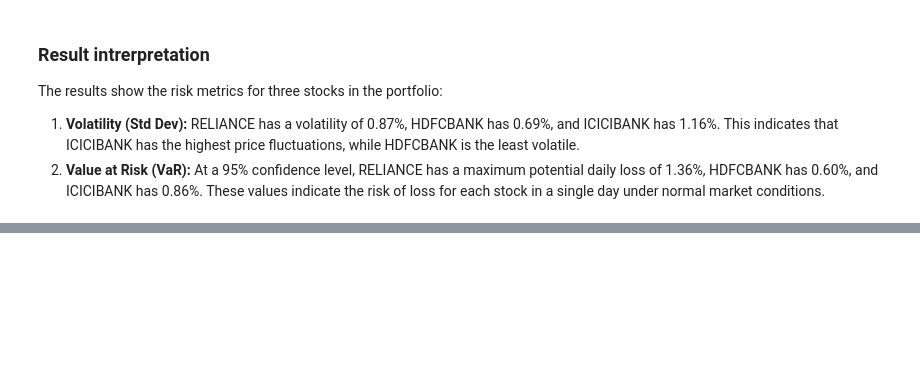
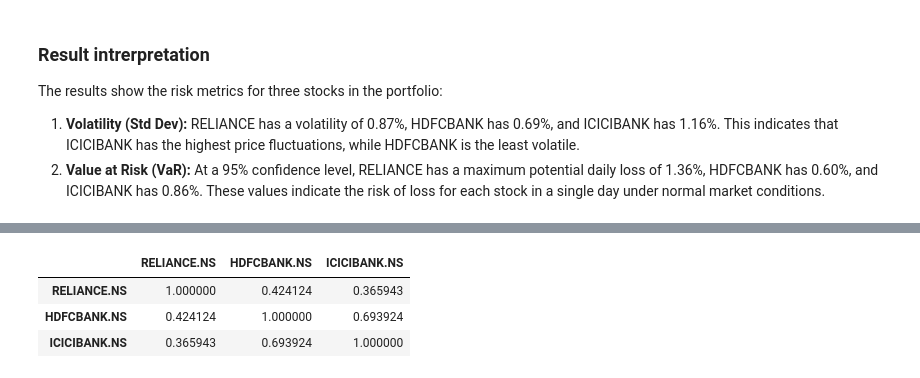
Before and after one commit to jc-cedric/financial-data-analysis, a Jupyter notebook: index.ipynb, the cells around one changed output, grey strips where cells are left out. Cells and saved outputs as stored; diff of their text form; code cells hidden in the pictures; blank space fills up the shorter version.

Commit message:
correlation analysis

```diff
--- a/index.ipynb
+++ b/index.ipynb
@@ -274,0 +282,9 @@ The results show the risk metrics for three stocks in the portfolio:
+# %%
+# calculate correlation matrix
+correlation_matrix = daily_returns.corr()
+correlation_matrix
+# %% [output]
+|  | RELIANCE.NS | HDFCBANK.NS | ICICIBANK.NS |
+| RELIANCE.NS | 1.000000 | 0.424124 | 0.365943 |
+| HDFCBANK.NS | 0.424124 | 1.000000 | 0.693924 |
+| ICICIBANK.NS | 0.365943 | 0.693924 | 1.000000 |
```
Also changed, not shown: parts of 5 cells of this notebook.
